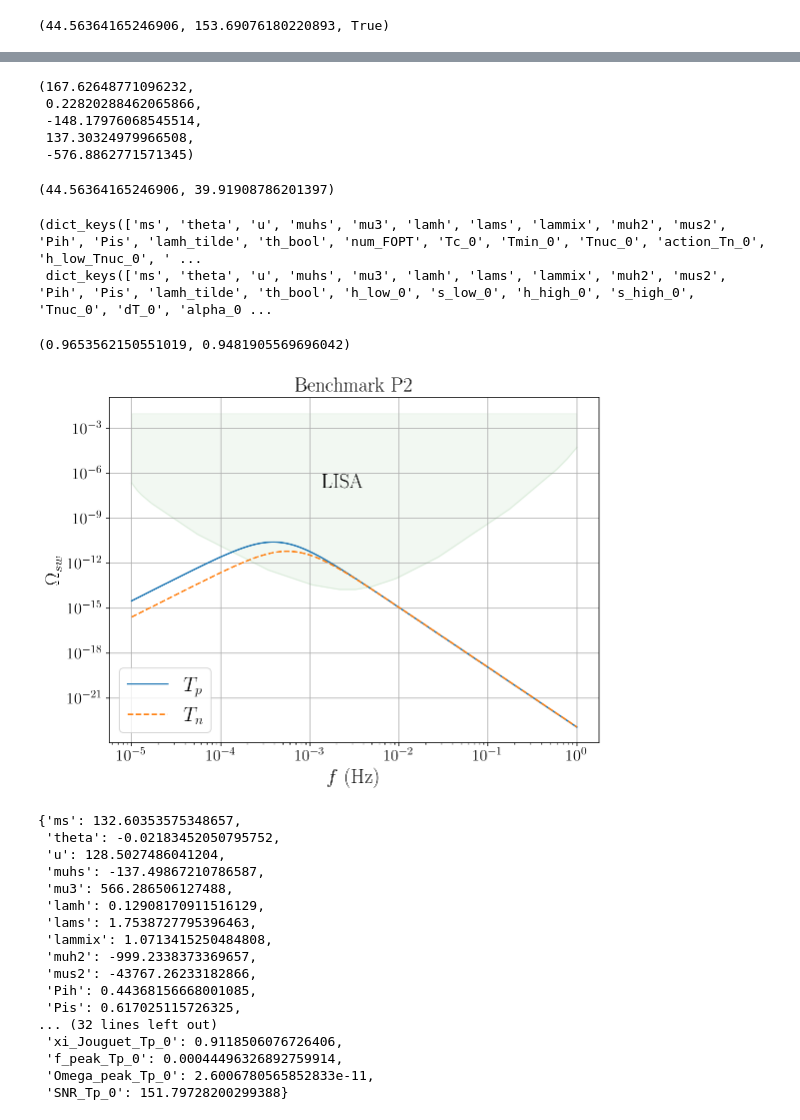
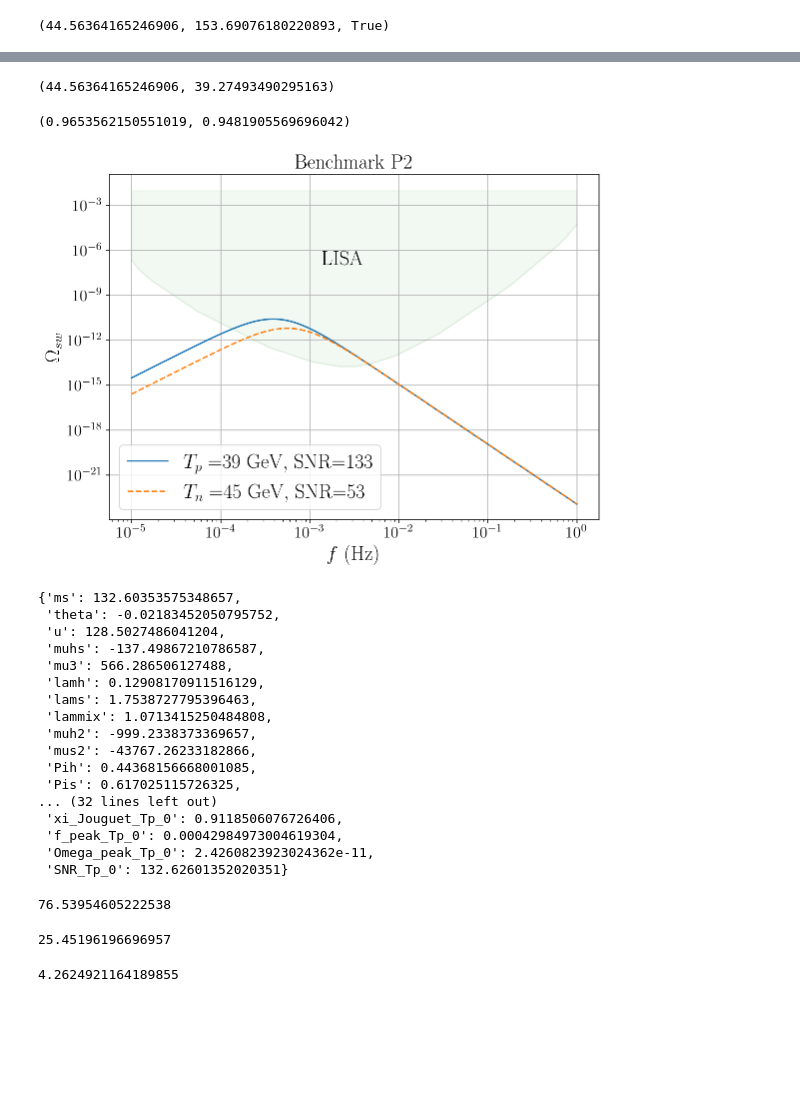
Before and after one commit to PB-316/Z_2breaking-PT-BAU, a Jupyter notebook: Percolation_Z2_breaking_On_Shell.ipynb, the cells around one changed output, grey strips where cells are left out. Drawn from its saved outputs; the diff is of its cells as text; code cells hidden in the pictures; blank space fills up the shorter version.

```diff
--- a/Percolation_Z2_breaking_On_Shell.ipynb
+++ b/Percolation_Z2_breaking_On_Shell.ipynb
@@ -916,7 +916,7 @@ for l in range(num_points):
             dict_out.update({"vwall_Tp_"+str(nuc_dicts.index(nuc_dict)): vwall_Tp,
                              "xi_Jouguet_Tp_"+str(nuc_dicts.index(nuc_dict)):xi_Jouguet_Tp})
 
-            my_signal_Tp=GW_signal(Tp*(1+alpha_Tp)**0.25,alpha_Tp,beta_Tp,vwall_Tp)
+            my_signal_Tp=GW_signal(Tp*(1+alpha_Tp)**0.25,alpha_Tp,beta_Tp,1)
             peak_vals_Tp=my_signal_Tp.T[my_signal_Tp[1]==max(my_signal_Tp[1])][0] ##Extract values at peak
             f_peak_Tp=peak_vals_Tp[0]
             Omega_peak_Tp=peak_vals_Tp[1]
@@ -1105,25 +1105,10 @@ dict_out
 # plt.tight_layout()
 # #plt.savefig('SCANS/bubble_PLOTS/Nucleation_False.pdf', dpi=300)
 # plt.show()
-# %%
-modi=-10
-df.iloc[modi].ms,df.iloc[modi].theta,df.iloc[modi].u,df.iloc[modi].muhs,df.iloc[modi].mu3
-# %% [output]
-(167.62648771096232,
- 0.22820288462065866,
- -148.17976068545514,
- 137.30324979966508,
- -576.8862771571345)
-# %%
-dict_out["Tnuc_0"],dict(df.iloc[modi])["Tnuc_0"]
-# %% [output]
-(44.56364165246906, 39.91908786201397)
-# %%
-mod_dict=dict(df.iloc[modi])
-dict_out.keys(),mod_dict.keys()
-# %% [output]
-(dict_keys(['ms', 'theta', 'u', 'muhs', 'mu3', 'lamh', 'lams', 'lammix', 'muh2', 'mus2', 'Pih', 'Pis', 'lamh_tilde', 'th_bool', 'num_FOPT', 'Tc_0', 'Tmin_0', 'Tnuc_0', 'action_Tn_0', 'h_low_Tnuc_0', ' ...
- dict_keys(['ms', 'theta', 'u', 'muhs', 'mu3', 'lamh', 'lams', 'lammix', 'muh2', 'mus2', 'Pih', 'Pis', 'lamh_tilde', 'th_bool', 'h_low_0', 's_low_0', 'h_high_0', 's_high_0', 'Tnuc_0', 'dT_0', 'alpha_0 ...
+# %%
+dict_out["Tnuc_0"],dict_out["Tp_0"]
+# %% [output]
+(44.56364165246906, 39.27493490295163)
 # %%
 dict_out["vwall_Tp_0"],dict_out["vwall_0"]
 # %% [output]
@@ -1131,36 +1116,38 @@ dict_out["vwall_Tp_0"],dict_out["vwall_0"]
 # %%
 Temp, alpha, beta, vel=dict_out["Tp_0"],dict_out["alpha_Tp_0"],dict_out["beta_Tp_0"],dict_out["vwall_Tp_0"]
 my_signal=GW_signal(Temp, alpha, beta, vel)
 Temp, alpha, beta, vel=dict_out["Tnuc_0"],dict_out["alpha_Tnuc_0"],dict_out["beta_Tnuc_0"],dict_out["vwall_0"]
 my_signal_1=GW_signal(Temp, alpha, beta, vel)
 
 thick_size=16
 label_size=20
 
-plt.plot(my_signal[0],my_signal[1],label="$T_p$")
-plt.plot(my_signal_1[0],my_signal_1[1],linestyle="--",label="$T_n$")
+plt.plot(my_signal[0],my_signal[1],
+         label="$T_p=$"+str(int(np.round(dict_out["Tp_0"])))+" GeV" + ", SNR="+str(int(np.round(dict_out["SNR_Tp_0"]))))
+plt.plot(my_signal_1[0],my_signal_1[1],linestyle="--",
+         label="$T_n=$"+str(int(np.round(dict_out["Tnuc_0"])))+" GeV" ", SNR="+ str(int(np.round(dict_out["SNR_Tnuc_0"]))))
 plt.plot(LISA_curve.f,LISA_curve.Omega_lim,alpha=0.05,color="g")
 plt.fill_between(LISA_curve.f, LISA_curve.Omega_lim, 1e-2, alpha=0.05,color="g")
 plt.figtext(.5, .72, "LISA", fontsize=label_size)
 
 plt.xlabel("$f$ (Hz)",size=label_size)
 plt.ylabel("$\\Omega_{sw}$",size=label_size)
 plt.xscale("log")
 plt.yscale("log")
 plt.xticks(fontsize=thick_size)
 plt.yticks(fontsize=thick_size)
 plt.grid(True)
 plt.legend(loc="lower left",prop={'size': label_size})
 plt.title("Benchmark P2",size=label_size)
 
 
 
 #plt.legend(prop={'size': label_size})
 plt.tight_layout()
-#plt.savefig('SCANS/bubble_PLOTS/GW_spectum_P2.pdf', dpi=300)
+plt.savefig('SCANS/bubble_PLOTS/GW_spectum_P2.pdf', dpi=300)
 plt.show()
 # %% [output]
-[figure, old version]
+[figure, new version]
 # %%
 dict_out
 # %% [output]
@@ -1178,6 +1165,18 @@ dict_out
  'Pis': 0.617025115726325,
 ... (32 lines left out)
  'xi_Jouguet_Tp_0': 0.9118506076726406,
- 'f_peak_Tp_0': 0.00044496326892759914,
- 'Omega_peak_Tp_0': 2.6006780565852833e-11,
- 'SNR_Tp_0': 151.79728200299388}
+ 'f_peak_Tp_0': 0.00042984973004619304,
+ 'Omega_peak_Tp_0': 2.4260823923024362e-11,
+ 'SNR_Tp_0': 132.62601352020351}
+# %%
+abs(dict_out["Omega_peak_Tp_0"]-dict_out["Omega_peak_Tnuc_0"])/dict_out["Omega_peak_Tp_0"]*100
+# %% [output]
+76.53954605222538
+# %%
+abs(dict_out["f_peak_Tp_0"]-dict_out["f_peak_Tnuc_0"])/dict_out["f_peak_Tnuc_0"]*100
+# %% [output]
+25.45196196696957
+# %%
+dict_out["Omega_peak_Tp_0"]/dict_out["Omega_peak_Tnuc_0"]
+# %% [output]
+4.2624921164189855
```
Also changed, not shown: parts of 1 cell of this notebook, 3 other files.
